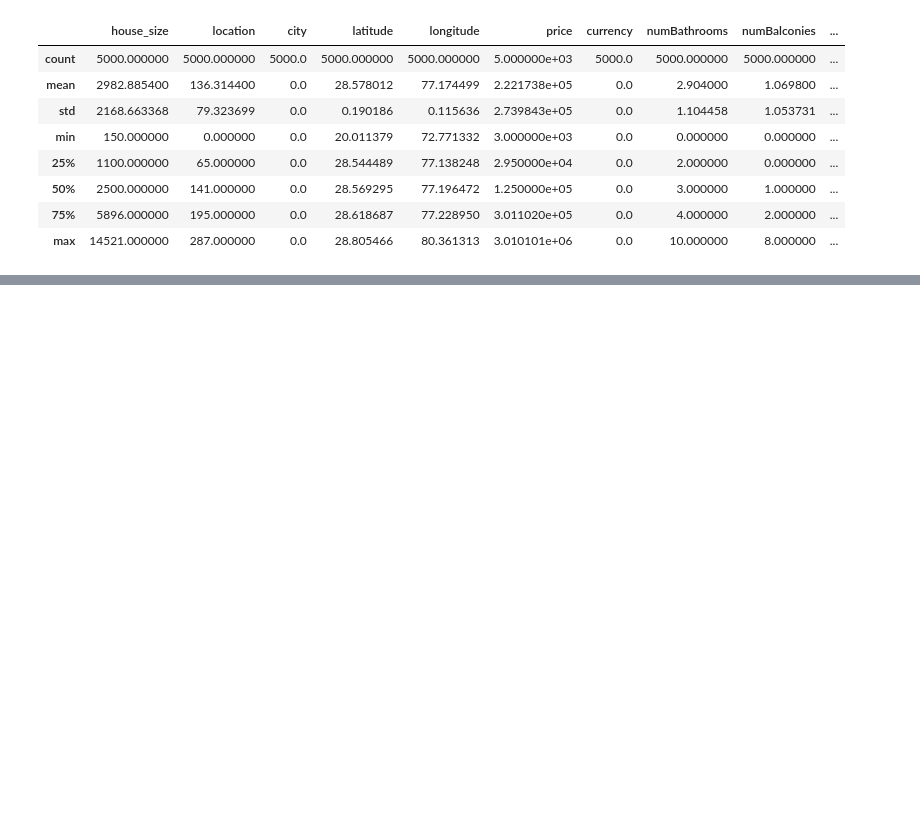
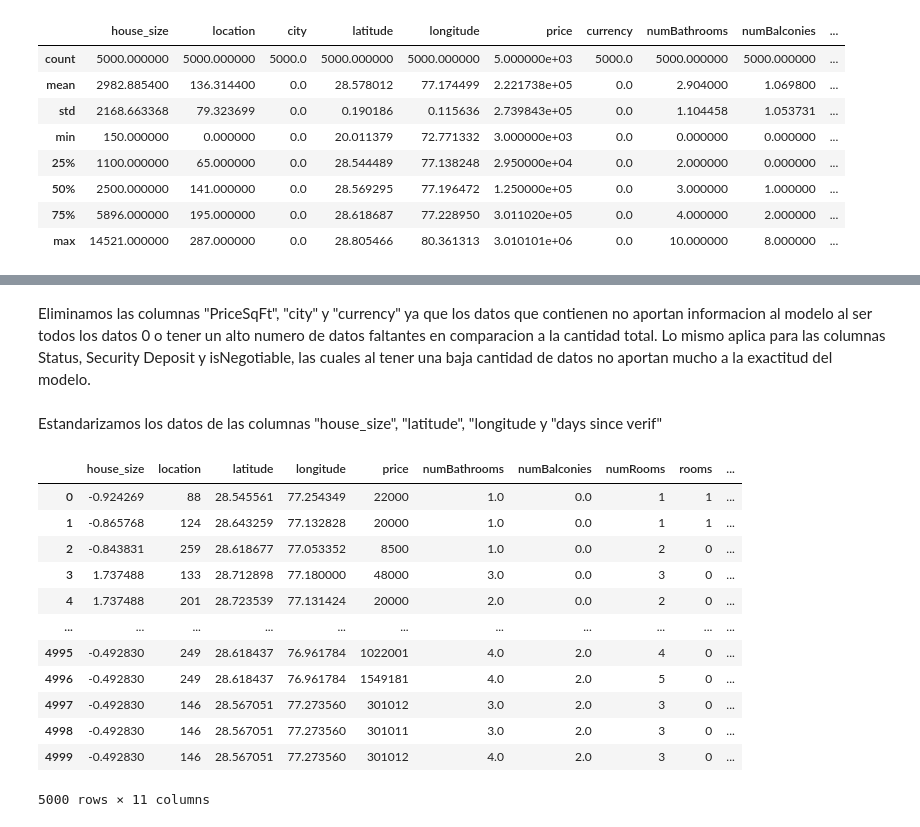
Before and after one commit to Inncubux/tarea2Data, a Jupyter notebook: Tarea 2.ipynb, the cells around one changed output, grey strips where cells are left out. Cells and saved outputs as stored; diff of their text form; code cells hidden in the pictures; blank space fills up the shorter version.

```diff
--- a/Tarea 2.ipynb
+++ b/Tarea 2.ipynb
@@ -137,7 +126,6 @@ df_baseline.describe()
 | 75% | 5896.000000 | 195.000000 | 0.0 | 28.618687 | 77.228950 | 3.011020e+05 | 0.0 | 4.000000 | 2.000000 | ... |
 | max | 14521.000000 | 287.000000 | 0.0 | 28.805466 | 80.361313 | 3.010101e+06 | 0.0 | 10.000000 | 8.000000 | ... |
 # %%
-df_baseline.drop(columns=["isNegotiable", "Status", "SecurityDeposit"], inplace=True)
 df_baseline.fillna(0, inplace=True)
 # %%
 # Variables
@@ -148,0 +139,3 @@ X_train, X_test, y_train, y_test = train_test_split(X, y, train_size=0.8, random
+# %%
+clean_df = df_baseline.copy()
+clean_df
@@ -148,0 +168,31 @@ X_train, X_test, y_train, y_test = train_test_split(X, y, train_size=0.8, random
+# %%
+clean_df.drop(columns=["priceSqFt","city","currency"], inplace=True)
+clean_df.drop(columns=["isNegotiable"], inplace=True)
+clean_df.drop(columns=["SecurityDeposit"], inplace=True)
+clean_df.drop(columns=["Status"], inplace=True)
+# %% [markdown]
+Eliminamos las columnas "PriceSqFt", "city" y "currency" ya que los datos que contienen no aportan informacion al modelo al ser todos los datos 0 o tener un alto numero de datos faltantes en comparacion a la cantidad total. Lo mismo aplica para las columnas Status, Security Deposit y isNegotiable, las cuales al tener una baja cantidad de datos no aportan mucho a la exactitud del modelo.
+# %%
+scaler = StandardScaler()
+clean_df["house_size"] = scaler.fit_transform(clean_df[["house_size"]])
+clean_df["house_size"] = scaler.fit_transform(clean_df[["latitude"]])
+clean_df["house_size"] = scaler.fit_transform(clean_df[["longitude"]])
+clean_df["house_size"] = scaler.fit_transform(clean_df[["days_since_verif"]])
+# %% [markdown]
+Estandarizamos los datos de las columnas "house_size", "latitude", "longitude y "days since verif"
+# %%
+clean_df
+# %% [output]
+|  | house_size | location | latitude | longitude | price | numBathrooms | numBalconies | numRooms | rooms | ... |
+| 0 | -0.924269 | 88 | 28.545561 | 77.254349 | 22000 | 1.0 | 0.0 | 1 | 1 | ... |
+| 1 | -0.865768 | 124 | 28.643259 | 77.132828 | 20000 | 1.0 | 0.0 | 1 | 1 | ... |
+| 2 | -0.843831 | 259 | 28.618677 | 77.053352 | 8500 | 1.0 | 0.0 | 2 | 0 | ... |
+| 3 | 1.737488 | 133 | 28.712898 | 77.180000 | 48000 | 3.0 | 0.0 | 3 | 0 | ... |
+| 4 | 1.737488 | 201 | 28.723539 | 77.131424 | 20000 | 2.0 | 0.0 | 2 | 0 | ... |
+| ... | ... | ... | ... | ... | ... | ... | ... | ... | ... | ... |
+| 4995 | -0.492830 | 249 | 28.618437 | 76.961784 | 1022001 | 4.0 | 2.0 | 4 | 0 | ... |
+| 4996 | -0.492830 | 249 | 28.618437 | 76.961784 | 1549181 | 4.0 | 2.0 | 5 | 0 | ... |
+| 4997 | -0.492830 | 146 | 28.567051 | 77.273560 | 301012 | 3.0 | 2.0 | 3 | 0 | ... |
+| 4998 | -0.492830 | 146 | 28.567051 | 77.273560 | 301011 | 3.0 | 2.0 | 3 | 0 | ... |
+| 4999 | -0.492830 | 146 | 28.567051 | 77.273560 | 301012 | 4.0 | 2.0 | 3 | 0 | ... |
+5000 rows × 11 columns
```
Also changed, not shown: parts of 24 cells of this notebook.
